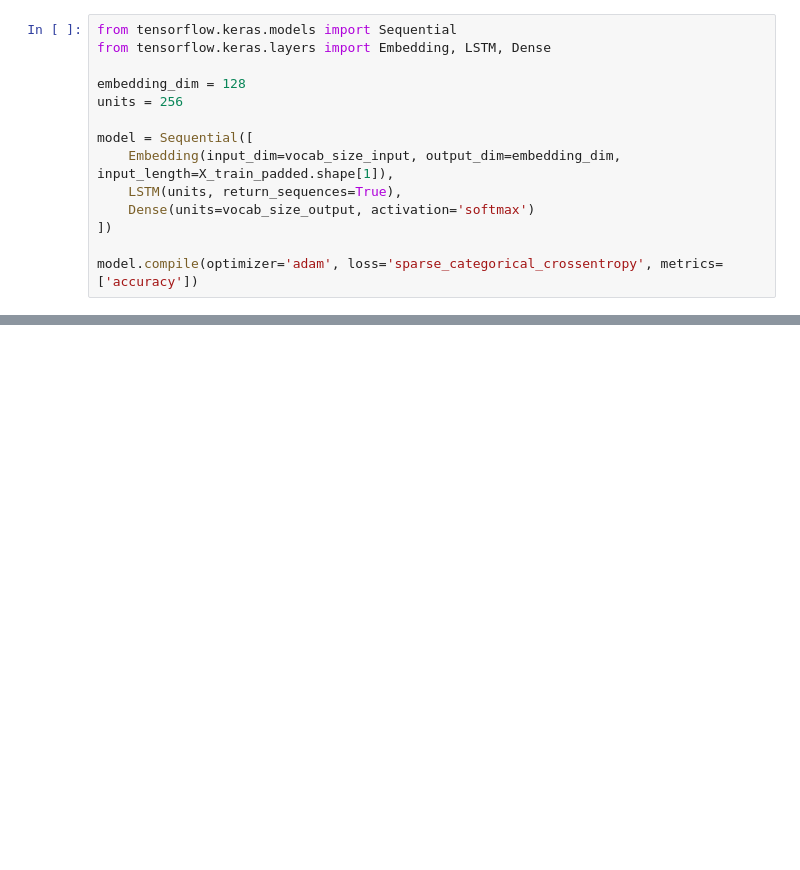
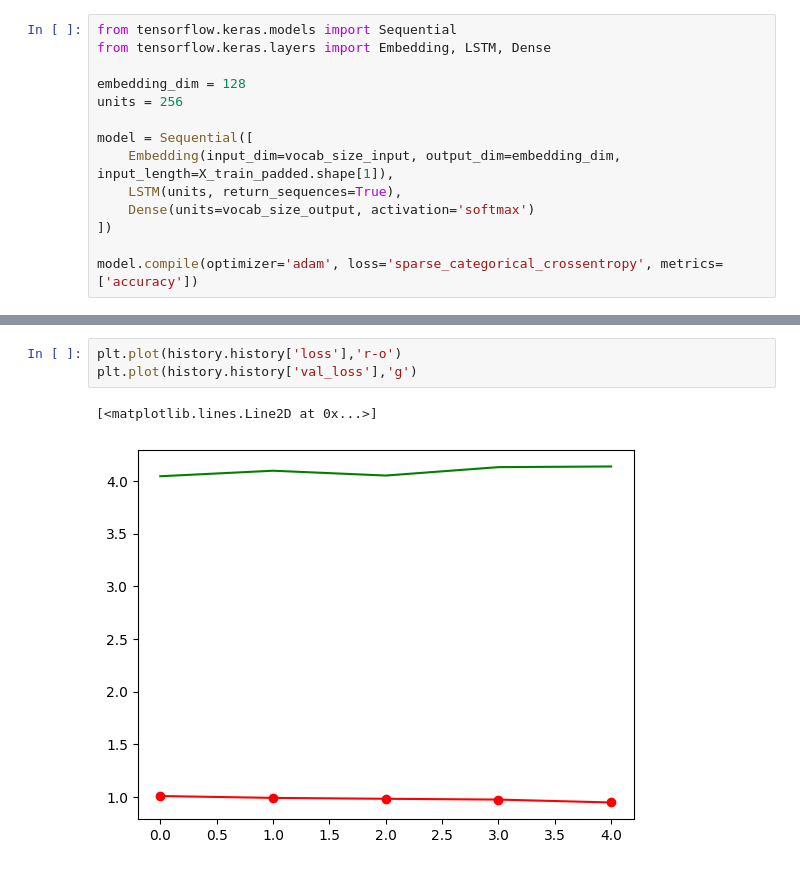
Before and after one commit to SinghJagpreet096/text-sql, a Jupyter notebook: baseline.ipynb, the cells around one changed output, grey strips where cells are left out. Cells and saved outputs as stored; diff of their text form; blank space fills up the shorter version.

```diff
--- a/baseline.ipynb
+++ b/baseline.ipynb
@@ -117,3 +117,9 @@ Epoch 30/30
+# %%
+plt.plot(history.history['loss'],'r-o')
+plt.plot(history.history['val_loss'],'g')
+# %% [output]
+[<matplotlib.lines.Line2D at 0x...>]
+[figure, added]
 # %%
 def generate_sql_sequence(question):
     question_sequence = tokenizer_input.texts_to_sequences([question])
```
Also changed, not shown: parts of 7 cells of this notebook, 7 other files.
